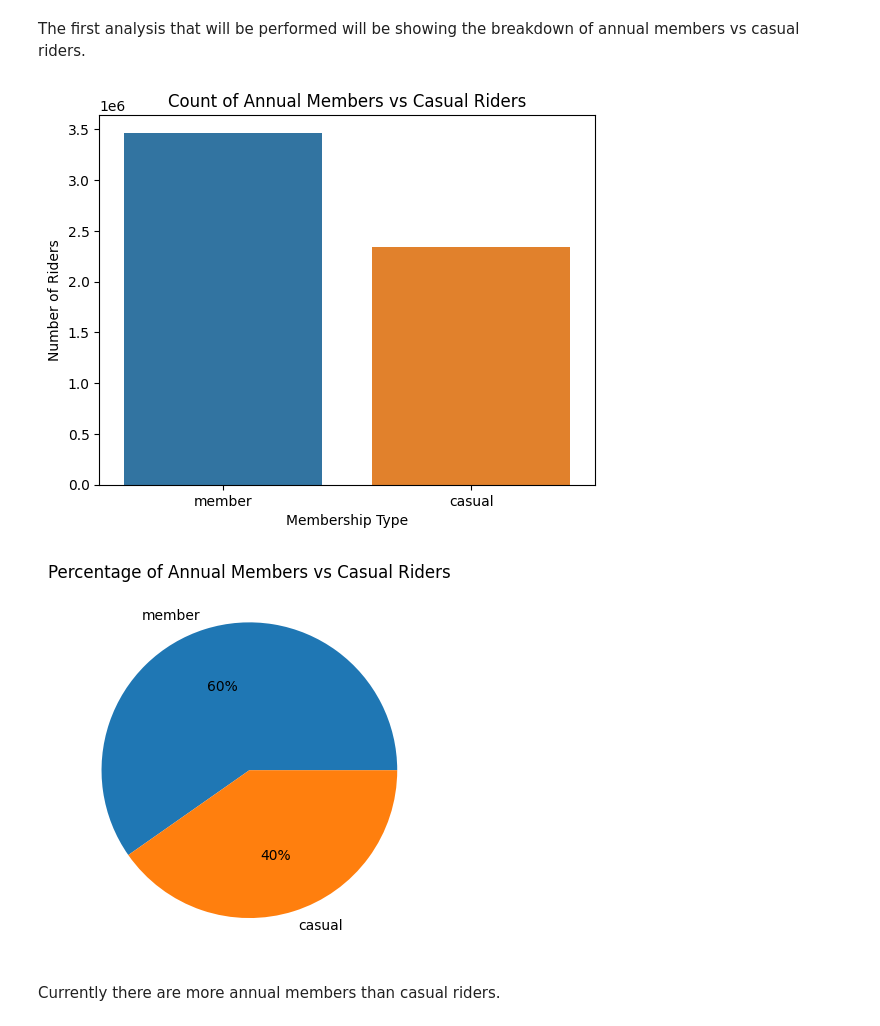
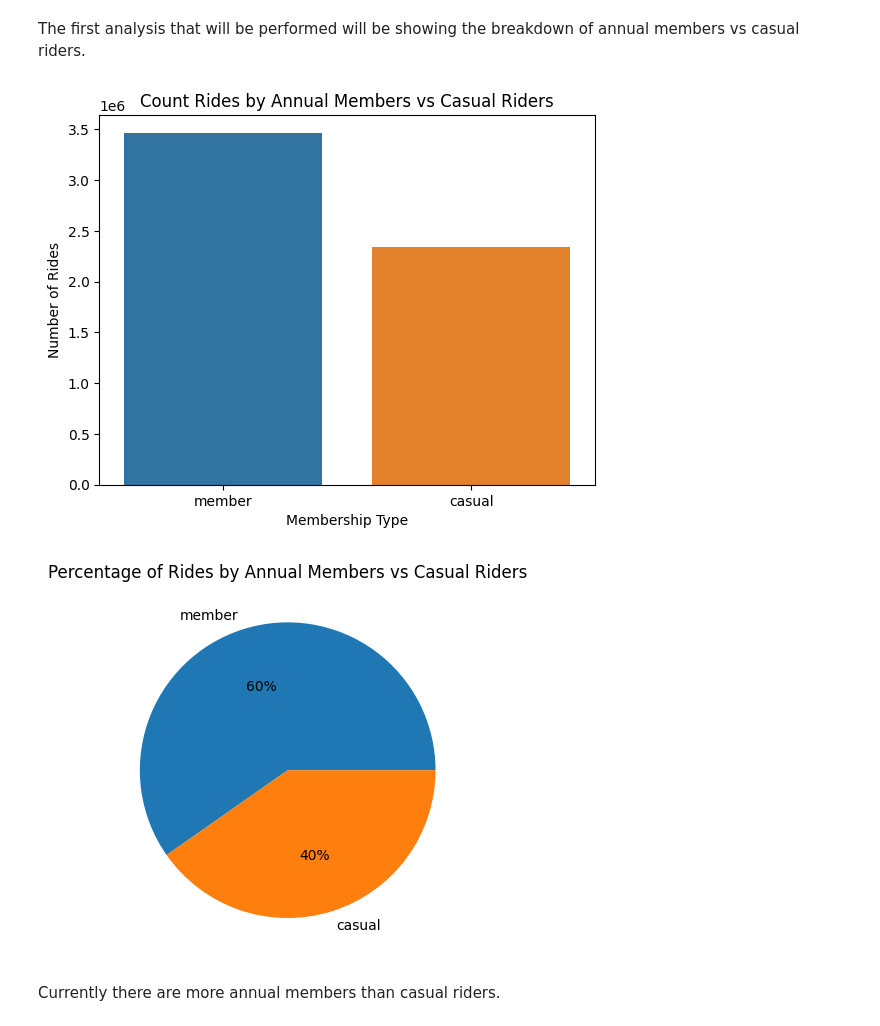
Before and after one commit to paulgreber/RideShareAnalysis, a Jupyter notebook: ride_share_analysis.ipynb, the cells around one changed output. Drawn from its saved outputs; the diff is of its cells as text; code cells hidden in the pictures.

```diff
--- a/ride_share_analysis.ipynb
+++ b/ride_share_analysis.ipynb
@@ -361,26 +361,26 @@ sns.countplot(
     data=df,
     x="member_casual"
 ).set(
-    title="Count of Annual Members vs Casual Riders",
+    title="Count Rides by Annual Members vs Casual Riders",
     xlabel="Membership Type",
-    ylabel="Number of Riders"
+    ylabel="Number of Rides"
 )
 plt.show()
 # %% [output]
-[figure, old version]
+[figure, new version]
 # %%
 member_count = df['member_casual'].value_counts()['member']
 casual_count = df['member_casual'].value_counts()['casual']
 
 plt.pie(
     x=[member_count, casual_count],
     labels=['member', 'casual'],
     autopct="%.0f%%",
 )
-plt.title("Percentage of Annual Members vs Casual Riders")
+plt.title("Percentage of Rides by Annual Members vs Casual Riders")
 plt.show()
 # %% [output]
-[figure, old version]
+[figure, new version]
 # %% [markdown]
 Currently there are more annual members than casual riders.
 # %% [markdown]
```
Also changed, not shown: parts of 4 cells of this notebook, 7 other files.
